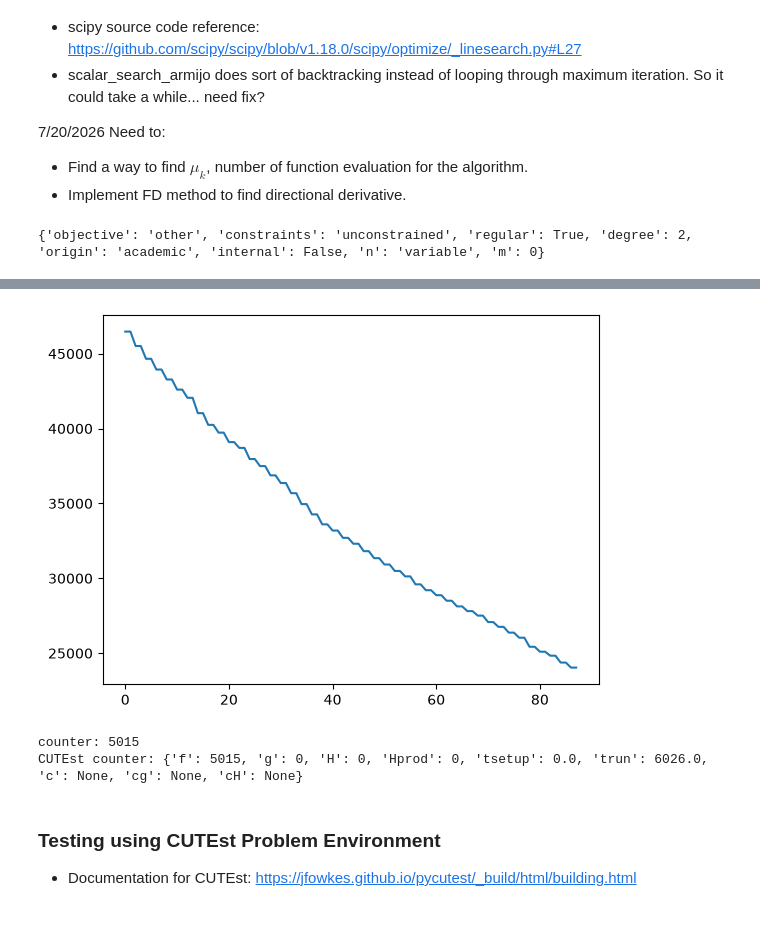
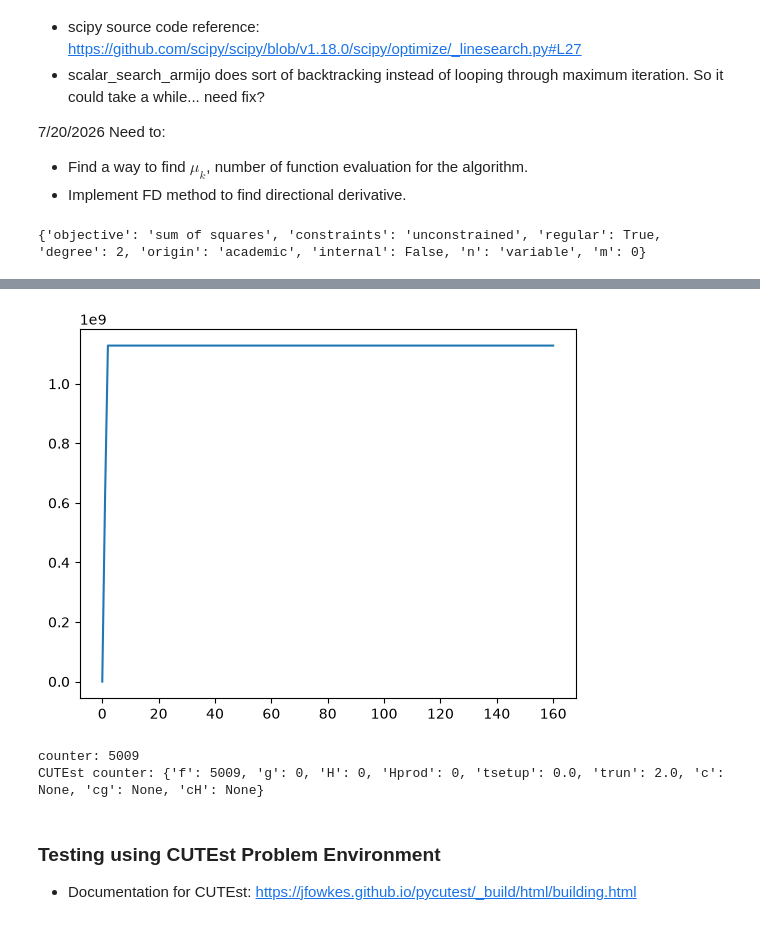
Before and after one commit to rileywuisme/Derivative-Free-Optimization-methods, a Jupyter notebook: SSD_draft.ipynb, the cells around one changed output, grey strips where cells are left out. Cells and saved outputs as stored; diff of their text form; code cells hidden in the pictures.

```diff
--- a/SSD_draft.ipynb
+++ b/SSD_draft.ipynb
@@ -155,7 +155,11 @@ def ssd(obj, x, ls=None, gradf=None, l = None, max_fn_call = 7000, seed=0, amin
     fval_prev = fval
 
     #for saga algo
-    z = f(x+h) - fx)/h
+    z = np.zeros(dim)
+    for n in range(dim):
+        x_pert = x.copy()
+        x_pert[n] += h
+        z[n] = (f(x_pert) - fval) / h
 
     #computing best alpha for fixed stepsize
     if ls == 'off' and L is None:
@@ -233,11 +237,12 @@ def ssd(obj, x, ls=None, gradf=None, l = None, max_fn_call = 7000, seed=0, amin
             stepsize_history.append(alpha_bb)
         elif ls == 'saga':
             v1 = pk
-            v2 = (np.eye(dim) @ Q @ Q.T)@z
-            new_eta, phi1 = double_ls(f, fval, pk, eta_max, z, x0, v1, v2)
+            v2 = (np.eye(dim) @ P @ P.T) @ z.T
+            eta_max=5
+            new_eta, phi1 = double_ls(f, fval, pk, eta_max, z, x, v1, v2, h)
             x = x - new_eta[0] * v1 - new_eta[1] * v2
             #calculating z as a difference of past grad
-            z = z + pk - Q @ Q.T * z
+            z = z + pk - (P @ P.T) @ z.T
             fval = float(f(x))
             stepsize_history.append((new_eta))
         elif ls == 'off':
@@ -254,14 +259,14 @@ def ssd(obj, x, ls=None, gradf=None, l = None, max_fn_call = 7000, seed=0, amin
     return np.array(x_history), np.array(fx_history), np.array(stepsize_history), np.array(fn_call_history)
 # %%
 #profiling the ssd algo & quick testing
-print(pycutest.problem_properties('DIXMAANB'))
-p = pycutest.import_problem('DIXMAANB')
+print(pycutest.problem_properties('GENROSE'))
+p = pycutest.import_problem('GENROSE')
 x = p.x0
 # %lprun -f ssd fx, xs, linesearch_hist = ssd(p.obj, x, ls = 'on')
-x, fx, ls, fn_call = ssd(p.obj, x, ls = 'BB', max_fn_call = 5000)
+x, fx, ls, fn_call = ssd(p.obj, x, ls = 'saga', max_fn_call = 5000)
 plt.plot(fx)
 plt.show()
 print('counter:', fn_call[-1])
 print('CUTEst counter:', p.report())
 # %% [output]
-{'objective': 'other', 'constraints': 'unconstrained', 'regular': True, 'degree': 2, 'origin': 'academic', 'internal': False, 'n': 'variable', 'm': 0}
+{'objective': 'sum of squares', 'constraints': 'unconstrained', 'regular': True, 'degree': 2, 'origin': 'academic', 'internal': False, 'n': 'variable', 'm': 0}
@@ -268,6 +274,6 @@ print('CUTEst counter:', p.report())
-[figure, old version]
+[figure, new version]
-counter: 5015
-CUTEst counter: {'f': 5015, 'g': 0, 'H': 0, 'Hprod': 0, 'tsetup': 0.0, 'trun': 6026.0, 'c': None, 'cg': None, 'cH': None}
+counter: 5009
+CUTEst counter: {'f': 5009, 'g': 0, 'H': 0, 'Hprod': 0, 'tsetup': 0.0, 'trun': 2.0, 'c': None, 'cg': None, 'cH': None}
 # %% [markdown]
 ### Testing using CUTEst Problem Environment
 * Documentation for CUTEst: https://jfowkes.github.io/pycutest/_build/html/building.html
```
Also changed, not shown: parts of 2 cells of this notebook.
